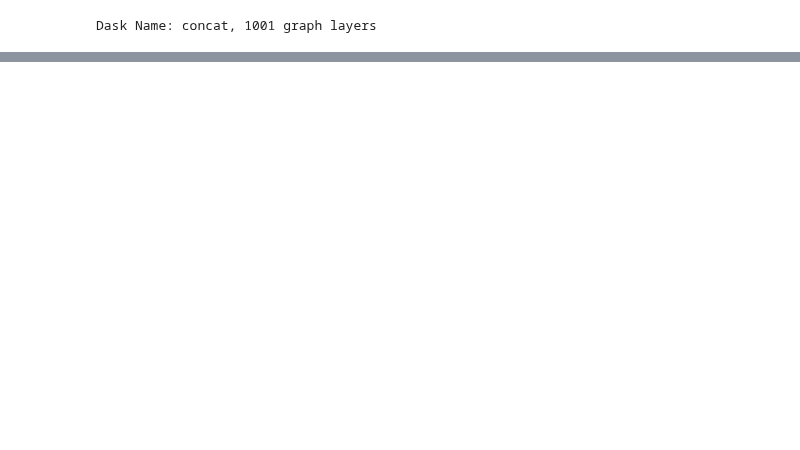
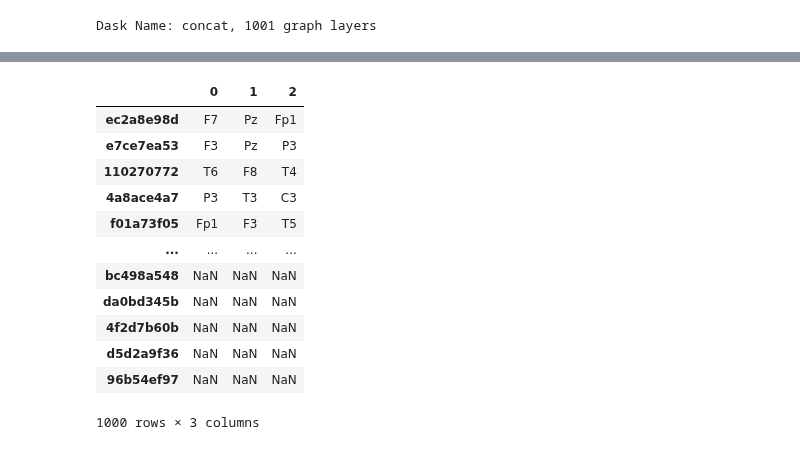
Before and after one commit to sfu-cmpt340/2024_1_project_11, a Jupyter notebook: hms.ipynb, the cells around one changed output, grey strips where cells are left out. Drawn from its saved outputs; the diff is of its cells as text; code cells hidden in the pictures; blank space fills up the shorter version.

```diff
--- a/hms.ipynb
+++ b/hms.ipynb
@@ -72,3 +78,9 @@ Dask DataFrame Structure:
 |  | ... | ... | ... | ... | ... | ... | ... | ... | ... | ... | ... |
 |  | ... | ... | ... | ... | ... | ... | ... | ... | ... | ... | ... |
 Dask Name: concat, 1001 graph layers
+# %%
+df = ddf.compute()
+df
+
+sig_ids = list(set(df.index.to_list()))
+sig_ids
@@ -116,10 +147,24 @@ df
 # %%
 # Extracting top 3 channels based on variance for all samples
 # 1000 samples computation duration = approx. 10 minutes
 from src.feature_extraction import calculate_all_samples
 
-top_channels_df = calculate_all_samples(df, eeg_ids, 10) # 10 samples for testing
+top_channels_df = calculate_all_samples(df, sig_ids, 10) # 10 samples for testing
 top_channels_df # NEED TO EXTRACT FEATURES FROM CHANNELS IN THIS DATA STRUCTURE
+# %% [output]
+|  | 0 | 1 | 2 |
+| ec2a8e98d | F7 | Pz | Fp1 |
+| e7ce7ea53 | F3 | Pz | P3 |
+| 110270772 | T6 | F8 | T4 |
+| 4a8ace4a7 | P3 | T3 | C3 |
+| f01a73f05 | Fp1 | F3 | T5 |
+| ... | ... | ... | ... |
+| bc498a548 | NaN | NaN | NaN |
+| da0bd345b | NaN | NaN | NaN |
+| 4f2d7b60b | NaN | NaN | NaN |
+| d5d2a9f36 | NaN | NaN | NaN |
+| 96b54ef97 | NaN | NaN | NaN |
+1000 rows × 3 columns
 # %%
 # Relevant code for testing purposes
 
```
Also changed, not shown: parts of 3 cells of this notebook, 2 other files.
